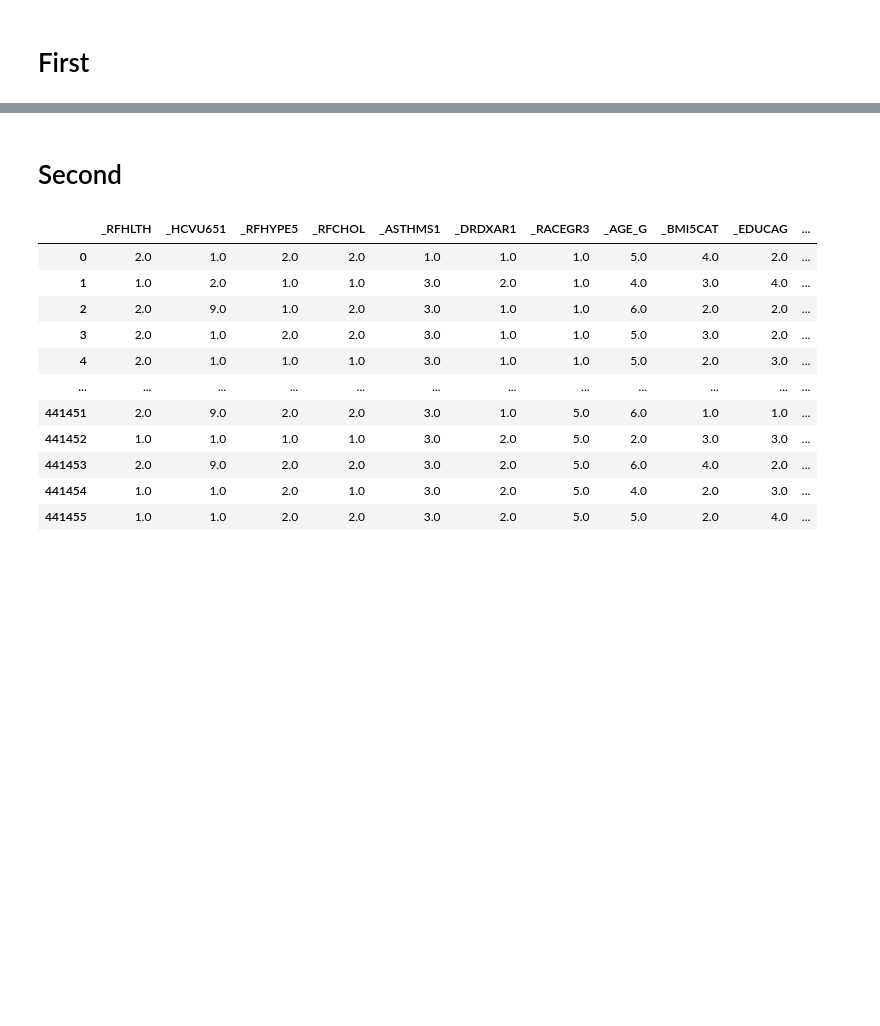
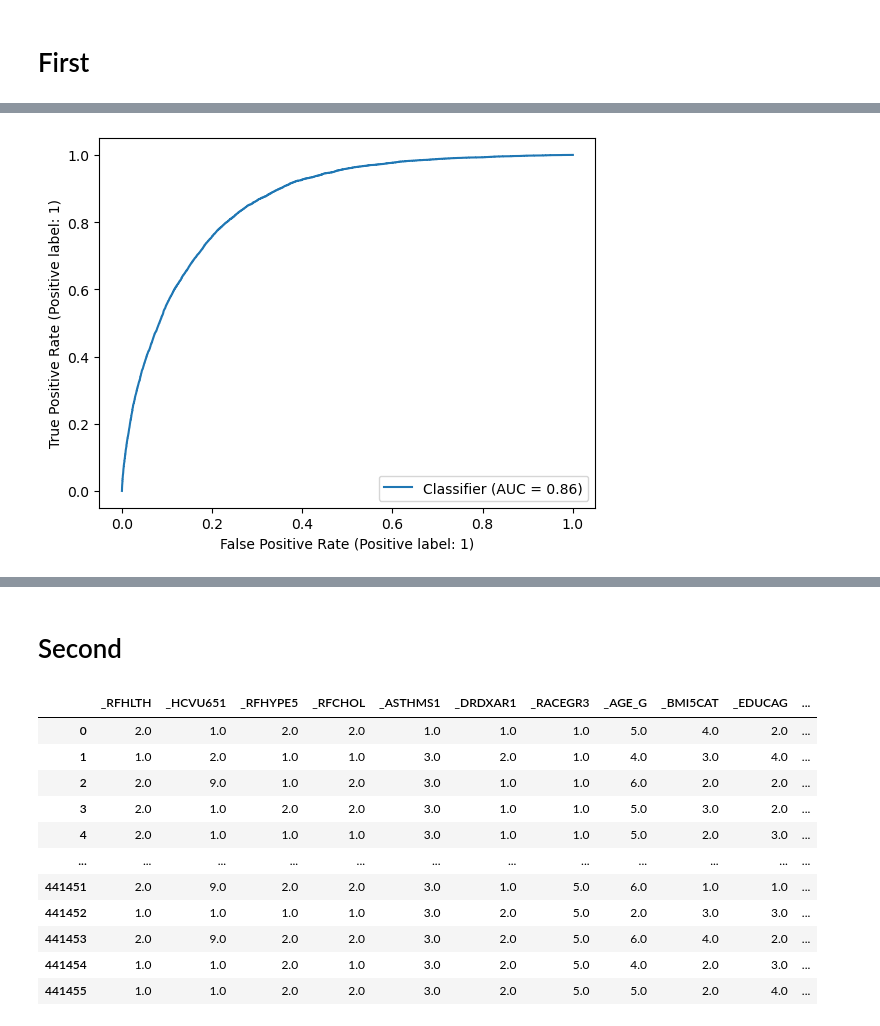
Before and after one commit to Hiram32/Springboard, a Jupyter notebook: Capstone_Project_2/Code/Modeling.ipynb, the cells around one changed output, grey strips where cells are left out. Saved outputs shown, nothing was run; the diff lists cells and outputs as text; code cells hidden in the pictures; blank space fills up the shorter version.

```diff
--- a/Capstone_Project_2/Code/Modeling.ipynb
+++ b/Capstone_Project_2/Code/Modeling.ipynb
@@ -44,0 +120,6 @@ weighted avg       0.90      0.92      0.89     87503
+# %%
+y_pred_prob = logistic_regressor.predict_proba(X_test)[:, 1]
+RocCurveDisplay.from_predictions(y_train_train_train_test, y_pred_prob)
+plt.show()
+# %% [output]
+[figure, added]
```
Also changed, not shown: parts of 50 cells of this notebook, 2 other files.
